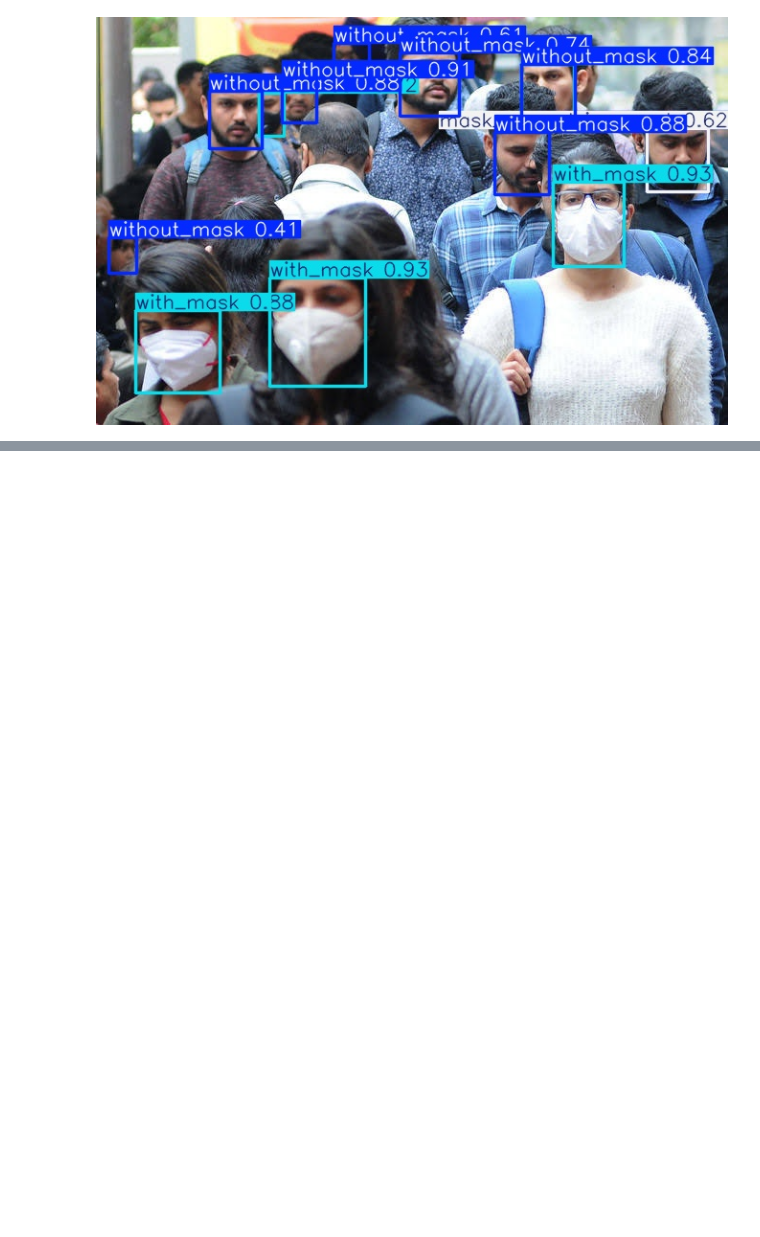
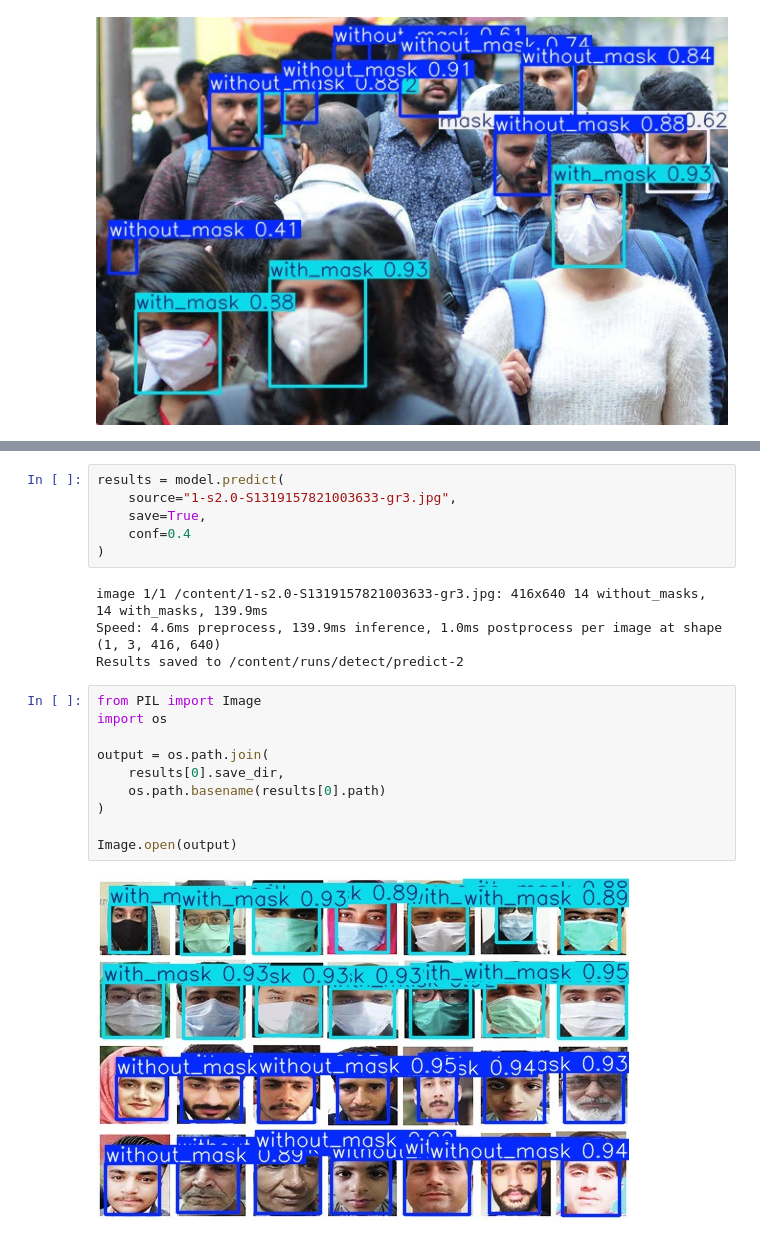
Before and after one commit to srikanthkutty777-hash/Face-Mask-Detection, a Jupyter notebook: Face_Mask_Detection_YOLOv8.ipynb, the cells around one changed output, grey strips where cells are left out. Drawn from its saved outputs; the diff is of its cells as text; blank space fills up the shorter version.

```diff
--- a/Face_Mask_Detection_YOLOv8.ipynb
+++ b/Face_Mask_Detection_YOLOv8.ipynb
@@ -103,0 +106,22 @@ Image.open(output)
+# %%
+results = model.predict(
+    source="1-s2.0-S1319157821003633-gr3.jpg",
+    save=True,
+    conf=0.4
+)
+# %% [output]
+image 1/1 /content/1-s2.0-S1319157821003633-gr3.jpg: 416x640 14 without_masks, 14 with_masks, 139.9ms
+Speed: 4.6ms preprocess, 139.9ms inference, 1.0ms postprocess per image at shape (1, 3, 416, 640)
+Results saved to /content/runs/detect/predict-2
+# %%
+from PIL import Image
+import os
+
+output = os.path.join(
+    results[0].save_dir,
+    os.path.basename(results[0].path)
+)
+
+Image.open(output)
+# %% [output]
+[figure, added]
```
Also changed, not shown: parts of 2 cells of this notebook.
